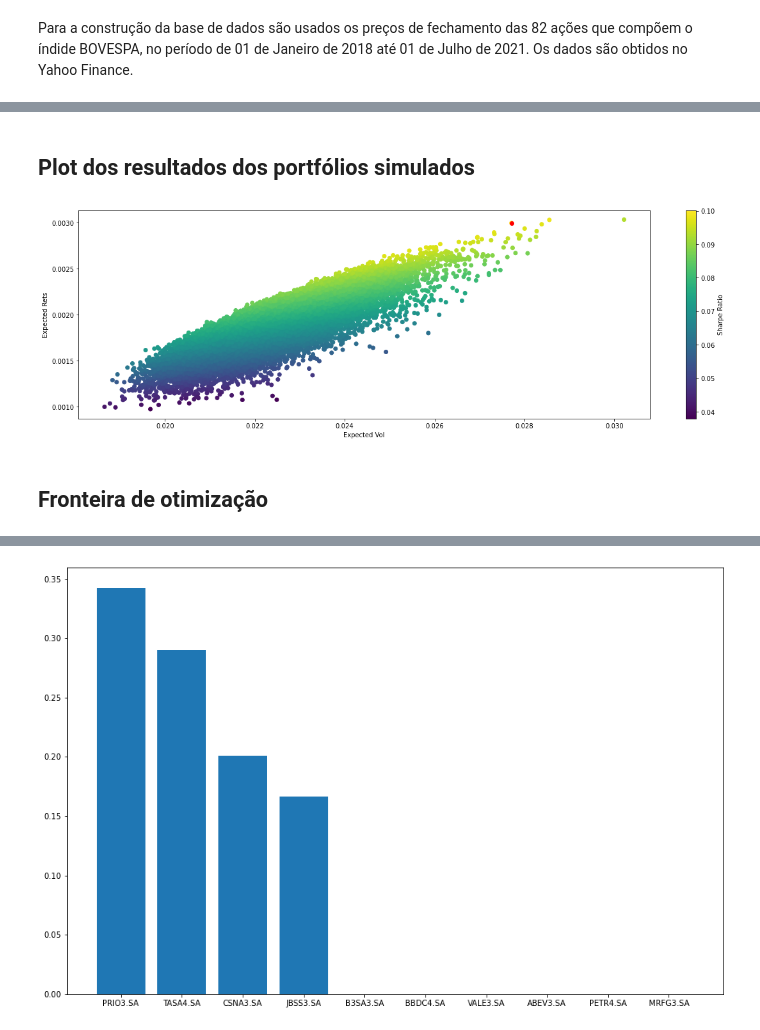
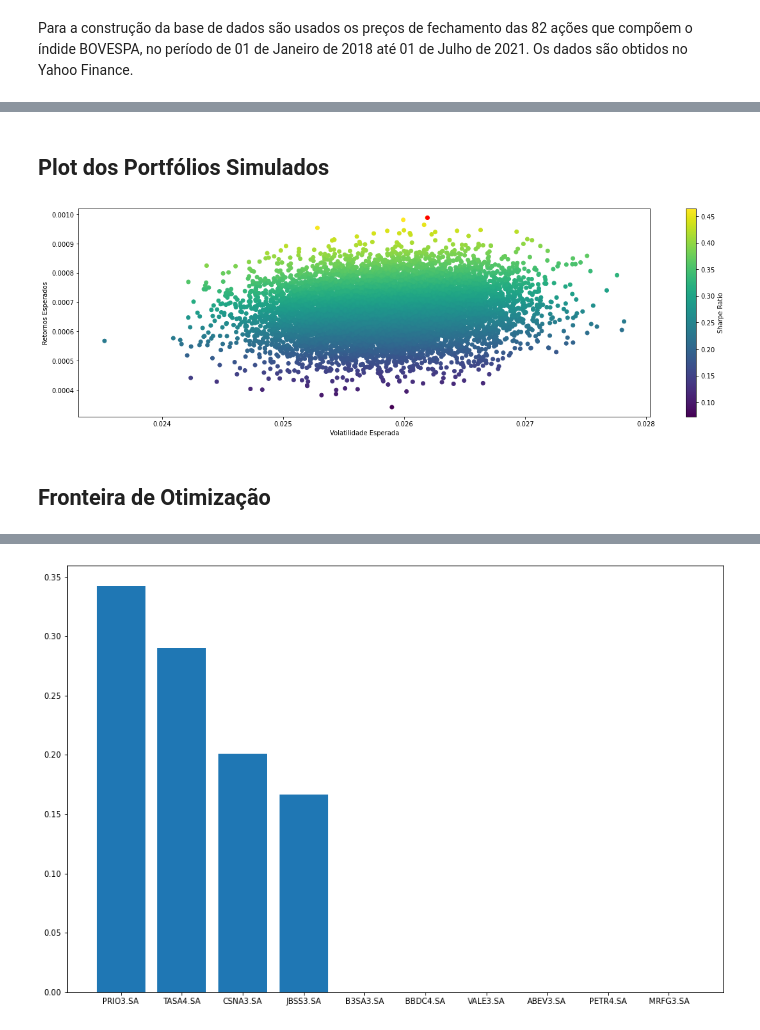
Before and after one commit to Insper-Data/Financas-2021.2, a Jupyter notebook: Codigo/Markowitz_working-Copy1.ipynb, the cells around one changed output, grey strips where cells are left out. Cells and saved outputs as stored; diff of their text form; code cells hidden in the pictures.

Commit message:
Fronteira de otimização

```diff
--- a/Codigo/Markowitz_working-Copy1.ipynb
+++ b/Codigo/Markowitz_working-Copy1.ipynb
@@ -52,8 +49,5 @@ precos.dropna(inplace=True)
 # %%
 df = precos
-returns = df.pct_change()
-covMatrix = returns.cov()
-mean_returns = returns.mean()
-sigma = returns.cov()
-
-risk_free_rate = (1 + 0.0575)**(1/252)-1 #Qual valor deveria ser usado?
+retornos = df.pct_change()
+media_retornos = retornos.mean()
+sigma = retornos.cov()
@@ -60,14 +75,21 @@ risk_free_rate = (1 + 0.0575)**(1/252)-1 #Qual valor deveria ser usado?
+# %%
+#Qual valor deveria ser usado?
+
+taxa_livre_risco = (1 + 0.0575)**(1/252)-1
 # %%
-noofport = 25000
-weight = np.zeros((noofport,len(precos.columns)))
-expectedreturn = np.zeros((noofport))
-expectedvol = np.zeros((noofport))
-sharpeRatio = np.zeros((noofport))
+# Número de portfolios a serem simulados
+num_portfolio = 10000
 
-for k in range(noofport):
+
+peso = np.zeros((num_portfolio,len(precos.columns)))
+retorno_esperado = np.zeros((num_portfolio))
+vol_esperada = np.zeros((num_portfolio))
+sharpeRatio = np.zeros((num_portfolio))
+
+for k in range(num_portfolio):
     w = np.array(np.random.random(len(precos.columns)))
     w = w/np.sum(w)
-    weight[k,:] = w
-    expectedreturn[k] = np.sum(mean_returns * w)
-    expectedvol[k] = np.sqrt(np.dot(w.T,np.dot(sigma,w)))
-    sharpeRatio[k] = (expectedreturn[k]-risk_free_rate)/expectedvol[k]
+    peso[k,:] = w
+    retorno_esperado[k] = np.mean(media_retornos@w) # Retorno esperado multiplicado pelo peso
+    vol_esperada[k] = np.sqrt(w@sigma@w) # Para a volatilidade esperada usamos a matriz transporta dos pesos e multiplicamos
+    sharpeRatio[k] = np.sqrt(252)*(retorno_esperado[k]-taxa_livre_risco)/vol_esperada[k]
@@ -91,14 +135,14 @@ array([[[0.02649486, 0.05510177, 0.03952527, 0.11280135, 0.00066641,
 # %% [markdown]
-## Plot dos resultados dos portfólios simulados
+## **Plot dos Portfólios Simulados**
 # %%
 plt.figure(figsize=(20,6))
-plt.scatter(expectedvol,expectedreturn,c=sharpeRatio)
+plt.scatter(vol_esperada,retorno_esperado,c=sharpeRatio)
 plt.colorbar(label = 'Sharpe Ratio')
-plt.xlabel('Expected Vol')
-plt.ylabel('Expected Rets')
-plt.scatter(expectedvol[maxindex],expectedreturn[maxindex], c = 'red')
+plt.xlabel('Volatilidade Esperada')
+plt.ylabel('Retornos Esperados')
+plt.scatter(vol_esperada[maxindex],retorno_esperado[maxindex], c = 'red')
 plt.show()
 # %% [output]
-[figure, old version]
+[figure, new version]
 # %% [markdown]
-## Fronteira de otimização
+## **Fronteira de Otimização**
```
Also changed, not shown: parts of 34 cells of this notebook, 1 other file.
